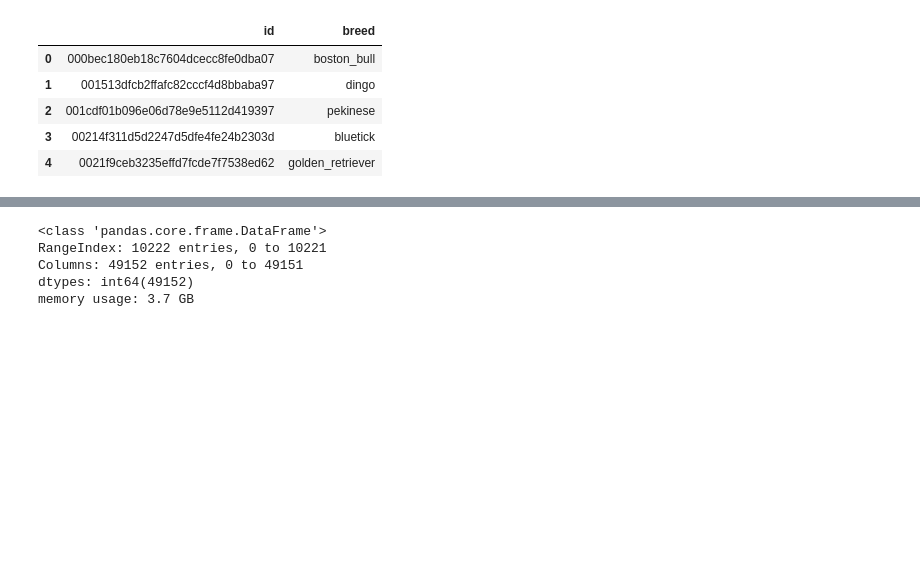
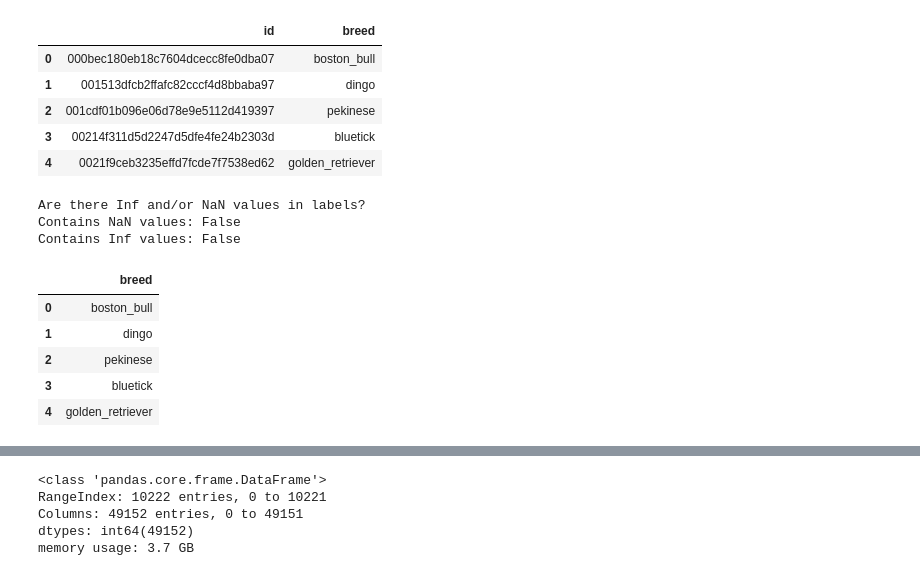
Before and after one commit to vBarFace/Dog-Breed-Identification-Kaggle, a Jupyter notebook: Dog_Breed_Identification.ipynb, the cells around one changed output, grey strips where cells are left out. Drawn from its saved outputs; the diff is of its cells as text; code cells hidden in the pictures; blank space fills up the shorter version.

```diff
--- a/Dog_Breed_Identification.ipynb
+++ b/Dog_Breed_Identification.ipynb
@@ -177,3 +183,24 @@ labels.head()
 | 2 | 001cdf01b096e06d78e9e5112d419397 | pekinese |
 | 3 | 00214f311d5d2247d5dfe4fe24b2303d | bluetick |
 | 4 | 0021f9ceb3235effd7fcde7f7538ed62 | golden_retriever |
+# %%
+# Check for both NaN and Inf values
+labels_contains_nan = labels.isna().any().any()
+labels_contains_inf = labels.replace([float('inf'), -float('inf')], pd.NA).isna().any().any()
+print("Are there Inf and/or NaN values in labels?")
+print("Contains NaN values:", labels_contains_nan)
+print("Contains Inf values:", labels_contains_inf)
+
+# Lets extract only the ID
+labels_breed = labels[['breed']]
+labels_breed.head()
+# %% [output]
+Are there Inf and/or NaN values in labels?
+Contains NaN values: False
+Contains Inf values: False
+|  | breed |
+| 0 | boston_bull |
+| 1 | dingo |
+| 2 | pekinese |
+| 3 | bluetick |
+| 4 | golden_retriever |
```
Also changed, not shown: parts of 9 cells of this notebook.
